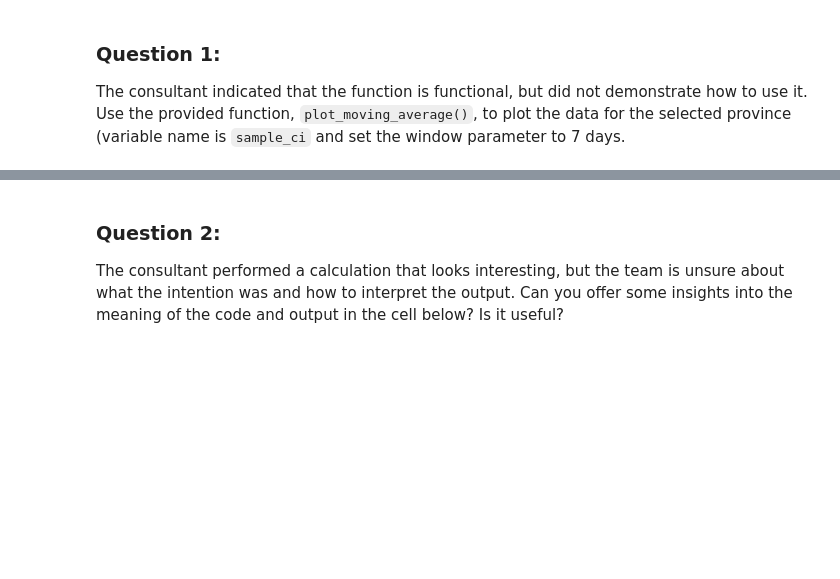
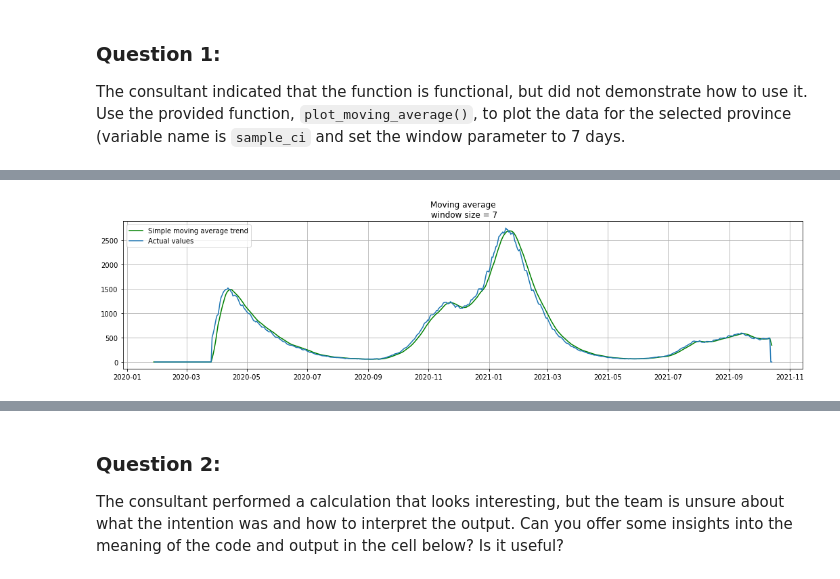
Before and after one commit to MiffySiu/Miff-s-Python, a Jupyter notebook: LSE_DA201_Week_6_assignment.ipynb, the cells around one changed output, grey strips where cells are left out. Cells and saved outputs as stored; diff of their text form; code cells hidden in the pictures; blank space fills up the shorter version.

```diff
--- a/LSE_DA201_Week_6_assignment.ipynb
+++ b/LSE_DA201_Week_6_assignment.ipynb
@@ -80,0 +125,4 @@ The consultant indicated that the function is functional, but did not demonstrat
+# %%
+plot_moving_average(sample_ci.Hospitalised, 7)
+# %% [output]
+[figure, added]
```
Also changed, not shown: parts of 18 cells of this notebook.
